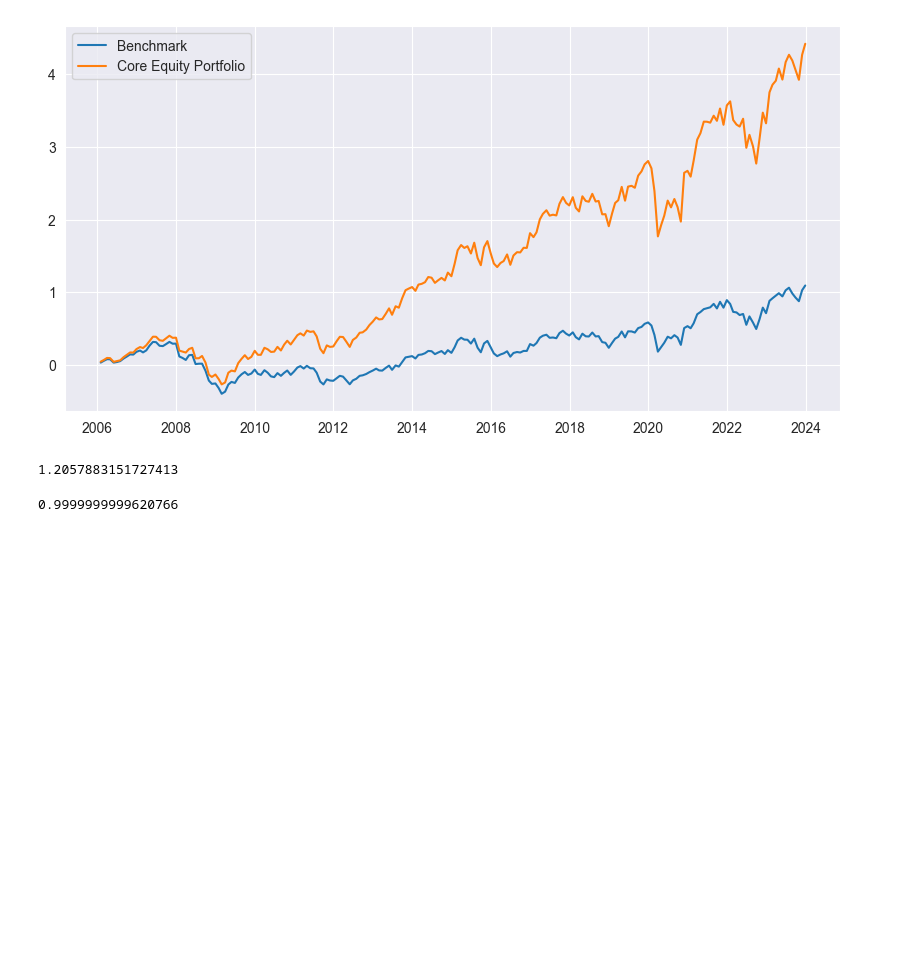
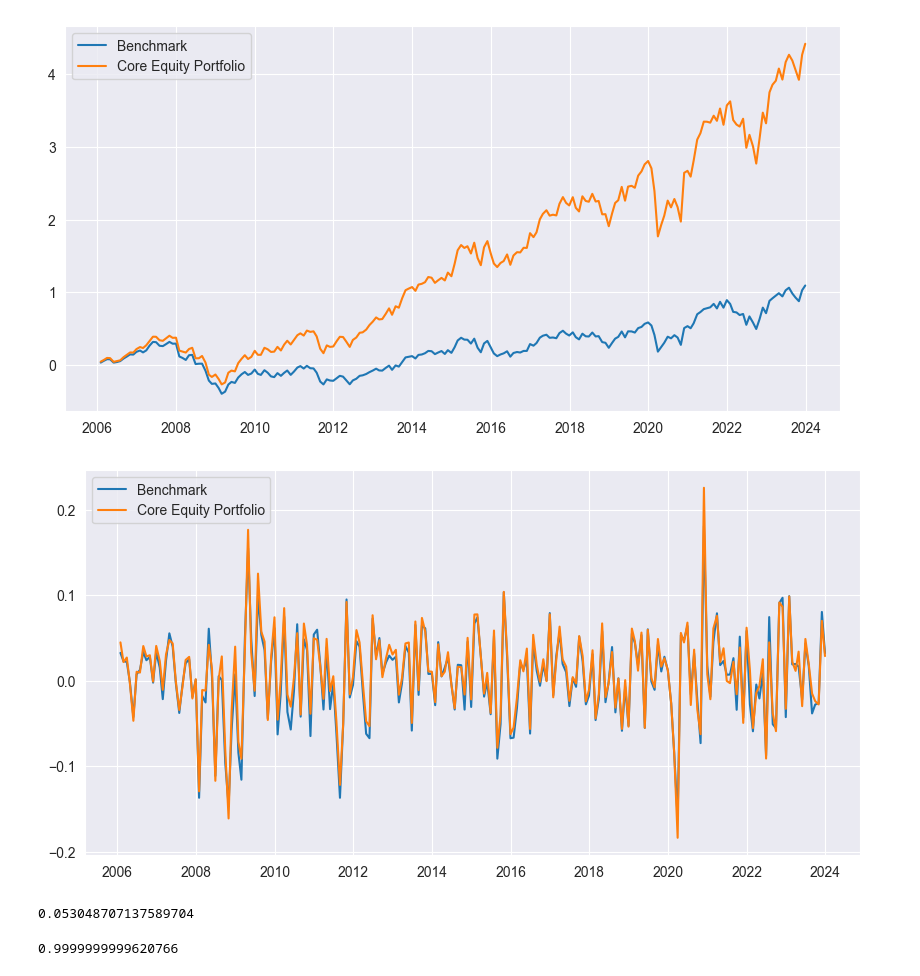
Before and after one commit to RomainCastellarnau/Financial-Econometrics-II, a Jupyter notebook: Code/core_portfolio.ipynb, the cells around one changed output. Drawn from its saved outputs; the diff is of its cells as text; code cells hidden in the pictures; blank space fills up the shorter version.

```diff
--- a/Code/core_portfolio.ipynb
+++ b/Code/core_portfolio.ipynb
@@ -40,4 +61,4 @@ returns.describe()
 8 rows × 48 columns
 # %%
 stocks = returns.columns.tolist()
-model = PCA(returns, stocks)
+model = PCA()
@@ -136,11 +166,22 @@ plt.legend()
 plt.show()
 # %% [output]
 [figure]
+# %%
+bench_monthly_return = model.benchmark
+core_eq_returns = model.return_core_ptf
+
+plt.figure(figsize=(10, 5))
+plt.plot(bench_monthly_return, label="Benchmark")
+plt.plot(core_eq_returns, label="Core Equity Portfolio")
+plt.legend()
+plt.show()
+# %% [output]
+[figure, added]
 # %%
 comparative_perf = model.comparative_perf
 comparative_perf
 # %% [output]
-1.2057883151727413
+0.053048707137589704
 # %%
 model.core_eq_1_exp.shape
 model.core_equity_ptf["weights"].T @ model.core_eq_1_exp
```
Also changed, not shown: parts of 10 cells of this notebook, 4 other files.
